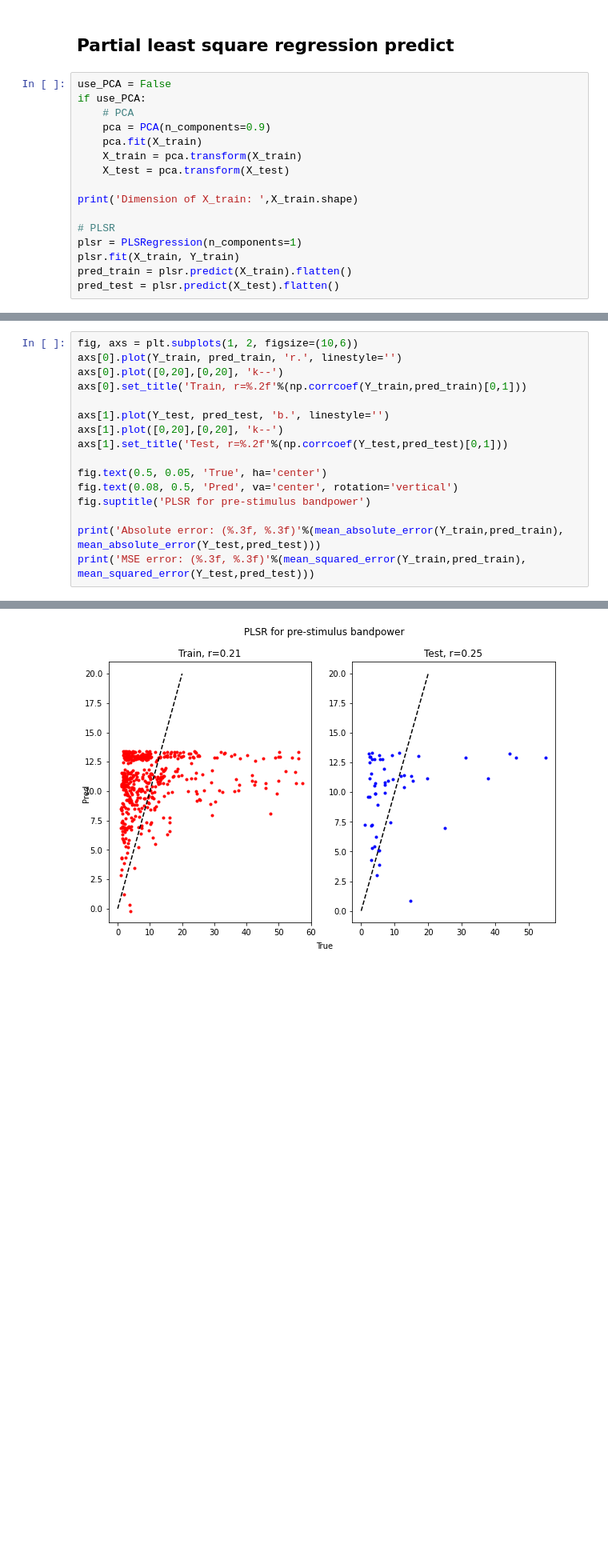
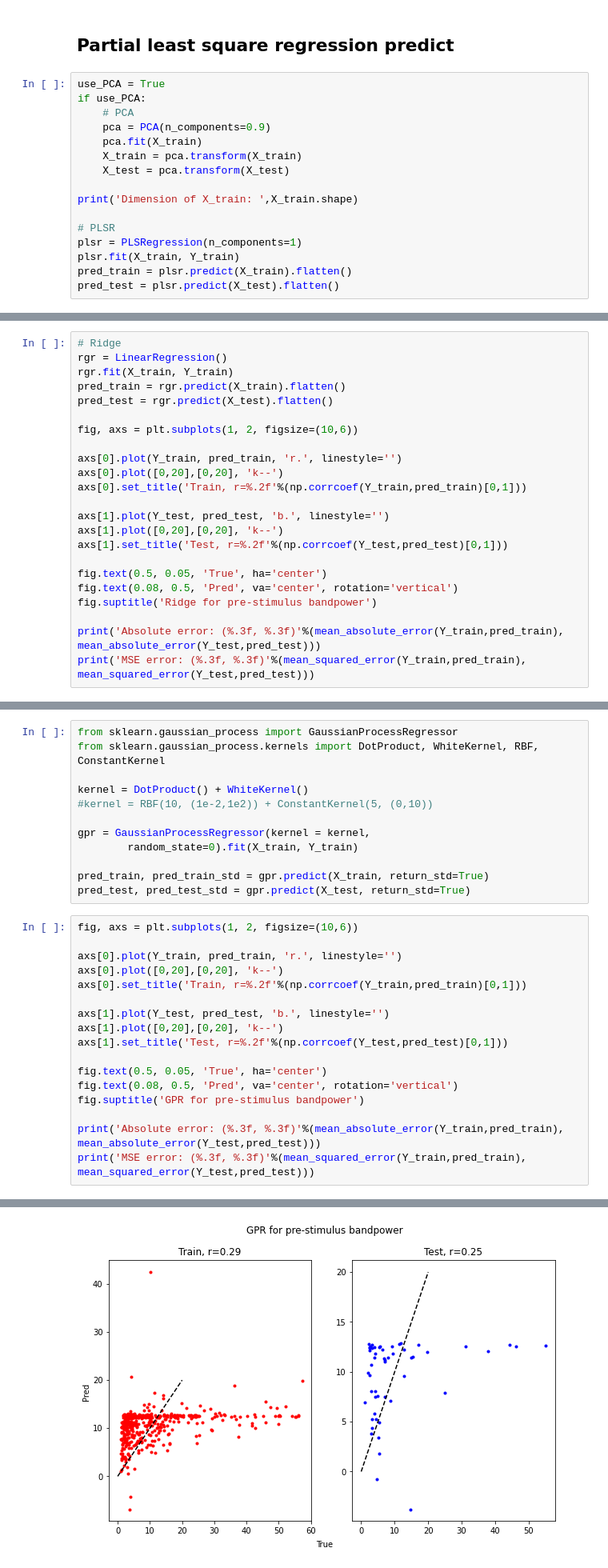
Before and after one commit to hundredball/Math24, a Jupyter notebook: Analyze_data.ipynb, the cells around one changed output, grey strips where cells are left out. Shown at 80% size. Cells and saved outputs as stored; diff of their text form; blank space fills up the shorter version.

Commit message:
Add prediction by Gaussian Process Rgression

```diff
--- a/Analyze_data.ipynb
+++ b/Analyze_data.ipynb
@@ -1574,7 +1574,7 @@ Text(0.5, 0.05, 'SL threshold')
 # %% [markdown]
 ## Partial least square regression predict
 # %%
-use_PCA = False
+use_PCA = True
 if use_PCA:
     # PCA
     pca = PCA(n_components=0.9)
@@ -1593,0 +1626,23 @@ Dimension of X_train:  (468, 63)
+# %%
+# Ridge
+rgr = LinearRegression()
+rgr.fit(X_train, Y_train)
+pred_train = rgr.predict(X_train).flatten()
+pred_test = rgr.predict(X_test).flatten()
+
+fig, axs = plt.subplots(1, 2, figsize=(10,6))
+
+axs[0].plot(Y_train, pred_train, 'r.', linestyle='')
+axs[0].plot([0,20],[0,20], 'k--')
+axs[0].set_title('Train, r=%.2f'%(np.corrcoef(Y_train,pred_train)[0,1]))
+
+axs[1].plot(Y_test, pred_test, 'b.', linestyle='')
+axs[1].plot([0,20],[0,20], 'k--')
+axs[1].set_title('Test, r=%.2f'%(np.corrcoef(Y_test,pred_test)[0,1]))
+
+fig.text(0.5, 0.05, 'True', ha='center')
+fig.text(0.08, 0.5, 'Pred', va='center', rotation='vertical')
+fig.suptitle('Ridge for pre-stimulus bandpower')
+
+print('Absolute error: (%.3f, %.3f)'%(mean_absolute_error(Y_train,pred_train), mean_absolute_error(Y_test,pred_test)))
+print('MSE error: (%.3f, %.3f)'%(mean_squared_error(Y_train,pred_train), mean_squared_error(Y_test,pred_test)))
@@ -1594,5 +1662,18 @@ Dimension of X_train:  (468, 63)
+# %%
+from sklearn.gaussian_process import GaussianProcessRegressor
+from sklearn.gaussian_process.kernels import DotProduct, WhiteKernel, RBF, ConstantKernel
+
+kernel = DotProduct() + WhiteKernel()
+#kernel = RBF(10, (1e-2,1e2)) + ConstantKernel(5, (0,10))
+
+gpr = GaussianProcessRegressor(kernel = kernel,
+        random_state=0).fit(X_train, Y_train)
+
+pred_train, pred_train_std = gpr.predict(X_train, return_std=True)
+pred_test, pred_test_std = gpr.predict(X_test, return_std=True)
 # %%
 fig, axs = plt.subplots(1, 2, figsize=(10,6))
+
 axs[0].plot(Y_train, pred_train, 'r.', linestyle='')
 axs[0].plot([0,20],[0,20], 'k--')
 axs[0].set_title('Train, r=%.2f'%(np.corrcoef(Y_train,pred_train)[0,1]))
@@ -1603,7 +1684,7 @@ axs[1].set_title('Test, r=%.2f'%(np.corrcoef(Y_test,pred_test)[0,1]))
 
 fig.text(0.5, 0.05, 'True', ha='center')
 fig.text(0.08, 0.5, 'Pred', va='center', rotation='vertical')
-fig.suptitle('PLSR for pre-stimulus bandpower')
+fig.suptitle('GPR for pre-stimulus bandpower')
 
 print('Absolute error: (%.3f, %.3f)'%(mean_absolute_error(Y_train,pred_train), mean_absolute_error(Y_test,pred_test)))
 print('MSE error: (%.3f, %.3f)'%(mean_squared_error(Y_train,pred_train), mean_squared_error(Y_test,pred_test)))
@@ -1613 +1694 @@ MSE error: (130.205, 132.117)
-[figure, old version]
+[figure, new version]
```
Also changed, not shown: parts of 11 cells of this notebook.
